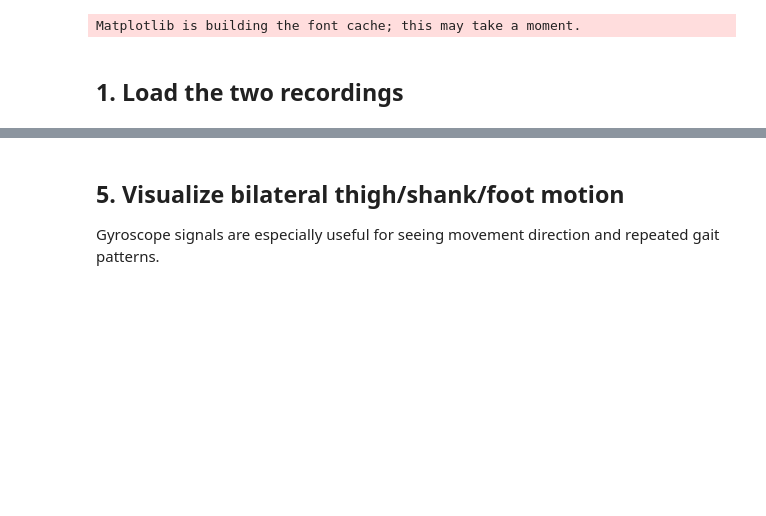
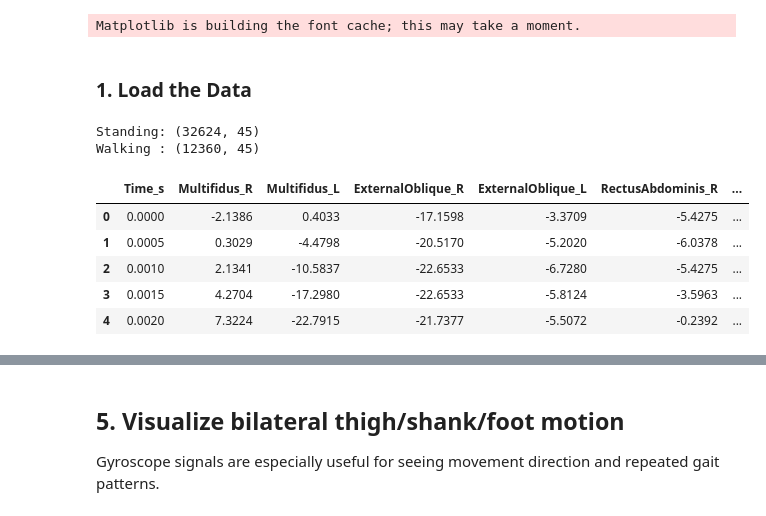
Before and after one commit to LeenGhazi/FES-Exoskeleton-Project, a Jupyter notebook: Data Analysis 1 - Leen/Model1.ipynb, the cells around one changed output, grey strips where cells are left out. Drawn from its saved outputs; the diff is of its cells as text; code cells hidden in the pictures; blank space fills up the shorter version.

```diff
--- a/Data Analysis 1 - Leen/Model1.ipynb
+++ b/Data Analysis 1 - Leen/Model1.ipynb
@@ -28,14 +28,23 @@ RANDOM_STATE = 42
 # %% [output]
 Matplotlib is building the font cache; this may take a moment.
 # %% [markdown]
-## 1. Load the two recordings
+### 1. Load the Data
 # %%
-STANDING_FILE = "Data\\standing still z.xlsx"
-WALKING_FILE = "Data\\Walking z 1.xlsx"
+STANDING_FILE = "../Data/standing still z.xlsx"
+WALKING_FILE = "../Data/Walking z 1.xlsx"
 
 standing = pd.read_excel(STANDING_FILE)
 walking = pd.read_excel(WALKING_FILE)
 
 print("Standing:", standing.shape)
 print("Walking :", walking.shape)
 display(walking.head())
+# %% [output]
+Standing: (32624, 45)
+Walking : (12360, 45)
+|  | Time_s | Multifidus_R | Multifidus_L | ExternalOblique_R | ExternalOblique_L | RectusAbdominis_R | ... |
+| 0 | 0.0000 | -2.1386 | 0.4033 | -17.1598 | -3.3709 | -5.4275 | ... |
+| 1 | 0.0005 | 0.3029 | -4.4798 | -20.5170 | -5.2020 | -6.0378 | ... |
+| 2 | 0.0010 | 2.1341 | -10.5837 | -22.6533 | -6.7280 | -5.4275 | ... |
+| 3 | 0.0015 | 4.2704 | -17.2980 | -22.6533 | -5.8124 | -3.5963 | ... |
+| 4 | 0.0020 | 7.3224 | -22.7915 | -21.7377 | -5.5072 | -0.2392 | ... |
```
Also changed, not shown: parts of 9 cells of this notebook.
